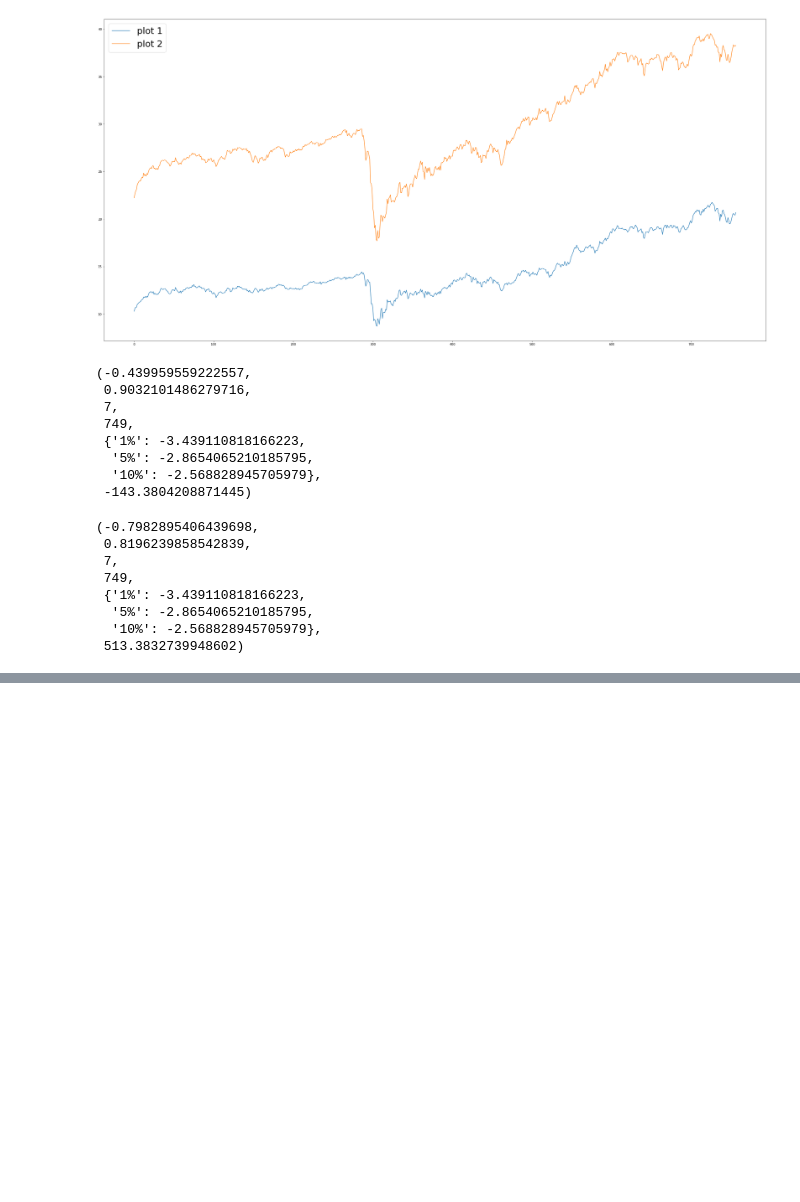
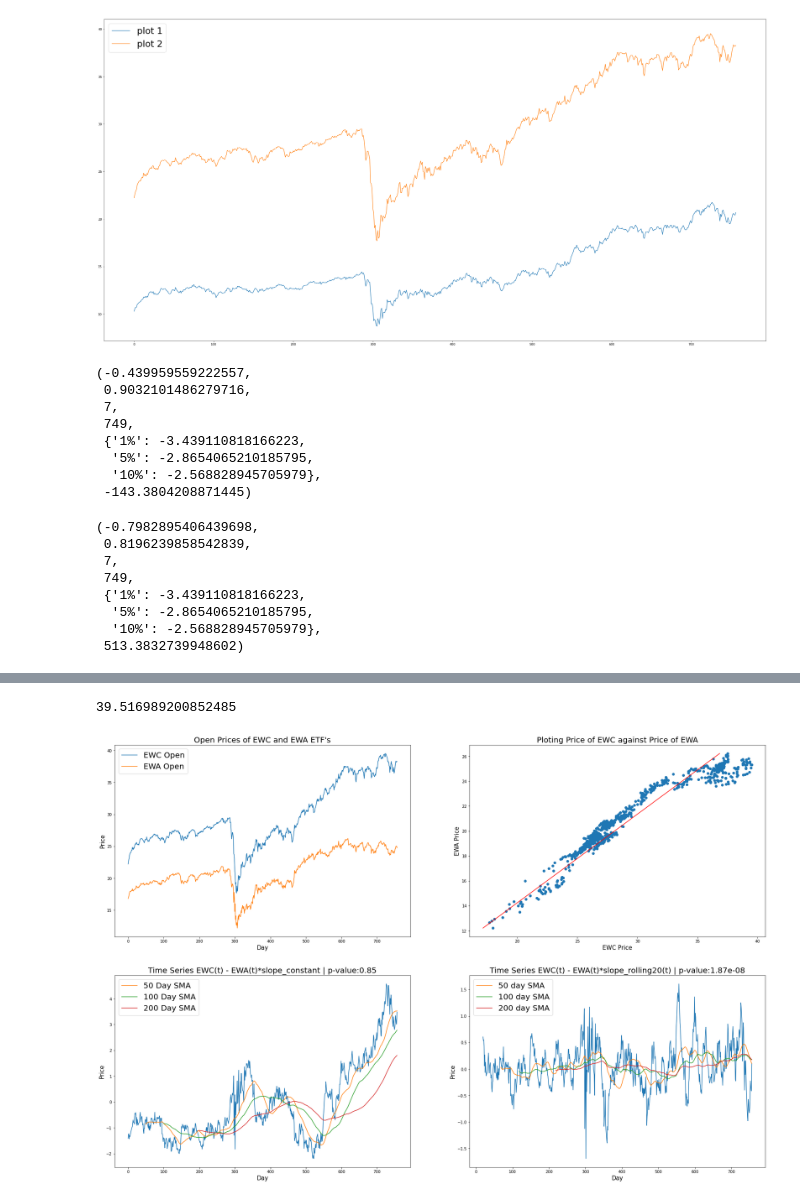
Before and after one commit to thekioskman/mean_reversion_strategies, a Jupyter notebook: images/image_generation.ipynb, the cells around one changed output, grey strips where cells are left out. Drawn from its saved outputs; the diff is of its cells as text; code cells hidden in the pictures; blank space fills up the shorter version.

Commit message:
new graphs and readme updates

```diff
--- a/images/image_generation.ipynb
+++ b/images/image_generation.ipynb
@@ -61,3 +62,15 @@ adfuller(ewc["Open"])
   '5%': -2.8654065210185795,
   '10%': -2.568828945705979},
  513.3832739948602)
+# %%
+model_1 = least_sqaures_regression(ewc["Open"] , ewa["Open"])
+results_1 = model_1.fit()
+slope = results_1.params[0]
+print("MODEL 1")
+print(results_1.params)
+
+rolling_regerssion = RollingOLS(ewc["Open"], ewa["Open"], window=20)
+rolling_results = rolling_regerssion.fit()
+slope_function_20 = rolling_results.params
+slope_function_20 = slope_function_20.rename(columns={"Open" : "Slope"})
+slope_function_20
@@ -63,0 +94,56 @@ adfuller(ewc["Open"])
+# %%
+ewc["Open"].min()
+ewc["Open"].max()
+# %% [output]
+39.516989200852485
+# %%
+
+fig, axs = plt.subplots(2,2,figsize=(30,20))
+
+axs[0,0].plot(ewc["Open"],label="EWC Open")
+axs[0,0].plot(ewa["Open"], label = "EWA Open")
+axs[0,0].legend(loc="upper left", prop={'size': 20})
+axs[0,0].set_title("Open Prices of EWC and EWA ETF's", fontsize =20)
+axs[0,0].set_xlabel("Day", fontsize=15)
+axs[0,0].set_ylabel("Price" , fontsize=15)
+
+
+axs[0,1].scatter(ewc["Open"], ewa["Open"])
+axs[0,1].set_title("Ploting Price of EWC against Price of EWA", fontsize=20)
+axs[0,1].set_xlabel("EWC Price", fontsize=15)
+axs[0,1].set_ylabel("EWA Price" , fontsize=15)
+axs[0,1].plot( [ ewa["Open"].min()*slope , ewa["Open"].max()*slope] , [ewa["Open"].min() , ewa["Open"].max() ], color="red")
+
+linear_reg_plot = pd.DataFrame()
+linear_reg_plot["Date"] = ewc["Date"]
+linear_reg_plot["Plot"] = ewc["Open"] - ewa["Open"]*slope
+linear_reg_plot["Rolling Plot"] = ewc["Open"] - ewa["Open"]*slope_function_20["Slope"]
+
+
+#calculate p-values
+p_value_rolling = adfuller(linear_reg_plot["Rolling Plot"].dropna())[1]
+p_value_constant = adfuller(linear_reg_plot["Plot"])[1]
+
+
+axs[1,0].plot(linear_reg_plot["Plot"])
+axs[1,0].plot(linear_reg_plot["Plot"].rolling(window=50).mean(), label = "50 Day SMA")
+axs[1,0].plot(linear_reg_plot["Plot"].rolling(window=100).mean(), label="100 Day SMA")
+axs[1,0].plot(linear_reg_plot["Plot"].rolling(window=200).mean(), label="200 Day SMA")
+axs[1,0].legend(loc="upper left", prop={'size': 20})
+axs[1,0].set_xlabel("Day", fontsize=15)
+axs[1,0].set_ylabel("Price" , fontsize=15)
+axs[1,0].set_title("Time Series EWC(t) - EWA(t)*slope_constant | p-value:" + str(round(p_value_constant,2)) , fontsize=20)
+
+axs[1,1].plot(linear_reg_plot["Rolling Plot"])
+axs[1,1].plot(linear_reg_plot["Rolling Plot"].rolling(window=50).mean() , label="50 day SMA")
+axs[1,1].plot(linear_reg_plot["Rolling Plot"].rolling(window=100).mean(), label="100 day SMA")
+axs[1,1].plot(linear_reg_plot["Rolling Plot"].rolling(window=200).mean(), label="200 day SMA")
+axs[1,1].legend(loc="upper left", prop={'size': 20})
+axs[1,1].set_xlabel("Day", fontsize=15)
+axs[1,1].set_ylabel("Price" , fontsize=15)
+axs[1,1].set_title("Time Series EWC(t) - EWA(t)*slope_rolling20(t) | p-value:" +  str(round(p_value_rolling,10)), fontsize=20)
+
+fig.savefig("Linear Regession Hedge Ratio Example", dpi=200,bbox_inches='tight')
+fig.show()
+# %% [output]
+[figure, added]
```
Also changed, not shown: parts of 3 cells of this notebook, 5 other files.
